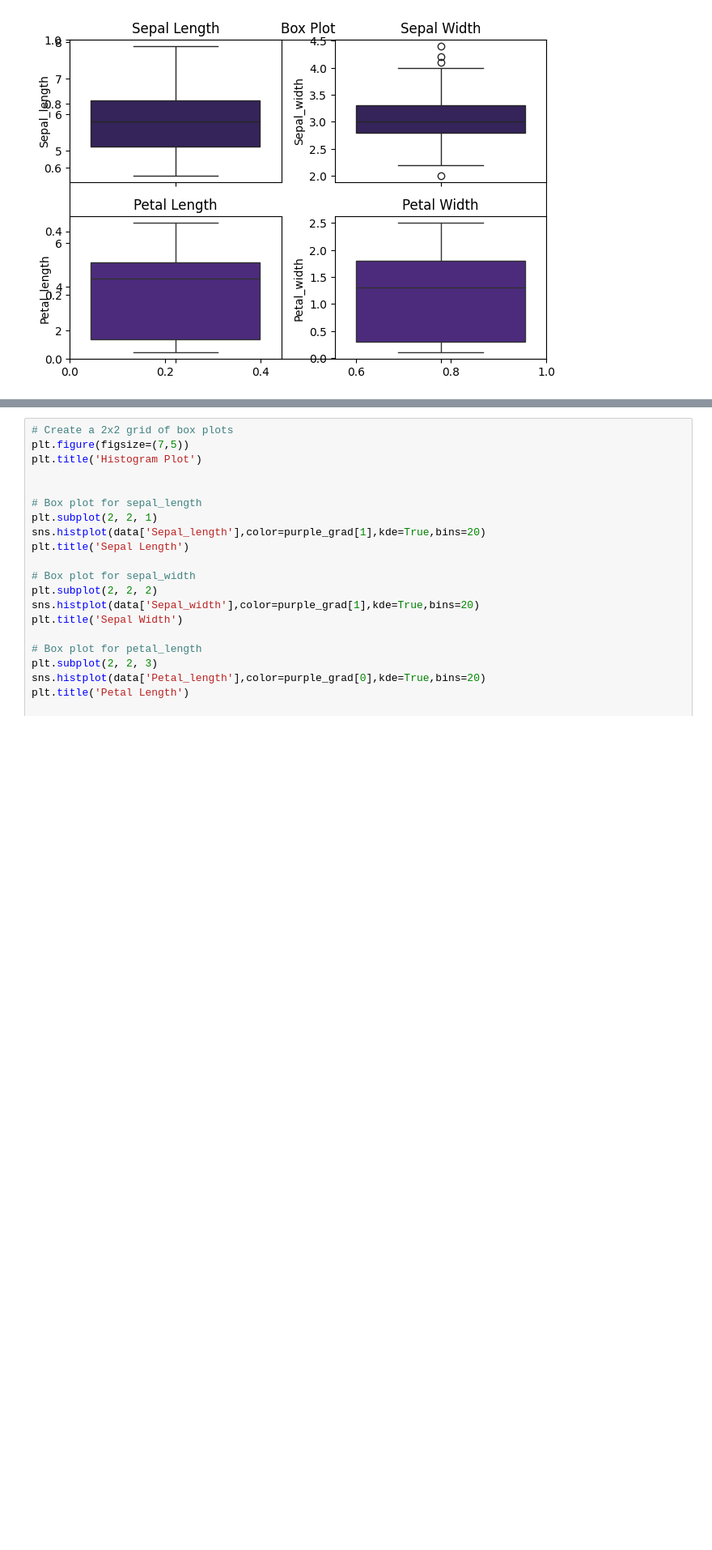
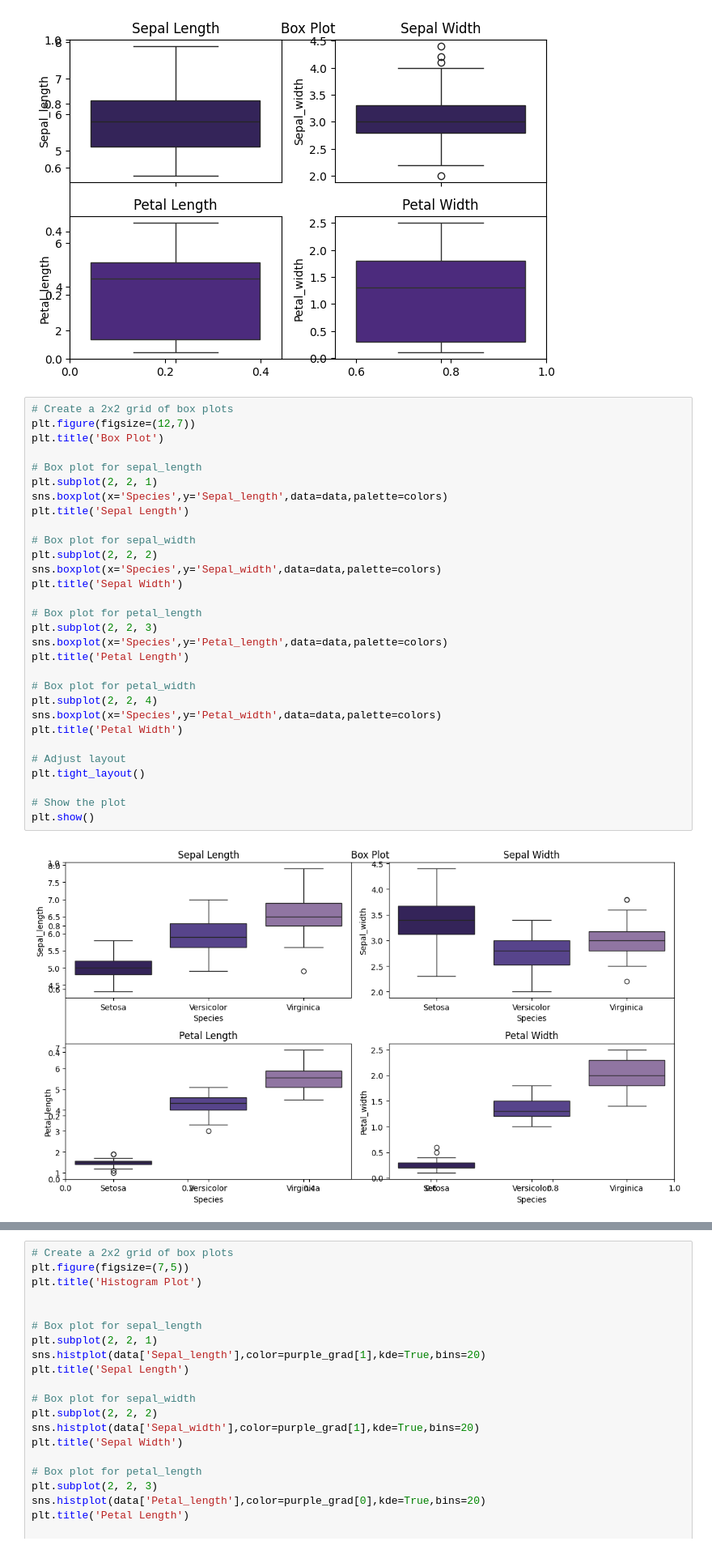
Before and after one commit to JOCRZ/TheSparksFoundation, a Jupyter notebook: Project.ipynb, the cells around one changed output, grey strips where cells are left out. Shown at 81% size. Drawn from its saved outputs; the diff is of its cells as text; blank space fills up the shorter version.

```diff
--- a/Project.ipynb
+++ b/Project.ipynb
@@ -84,3 +109,35 @@ plt.tight_layout()
 plt.show()
 # %% [output]
 [figure]
+# %%
+# Create a 2x2 grid of box plots
+plt.figure(figsize=(12,7))
+plt.title('Box Plot')
+
+# Box plot for sepal_length
+plt.subplot(2, 2, 1)
+sns.boxplot(x='Species',y='Sepal_length',data=data,palette=colors)
+plt.title('Sepal Length')
+
+# Box plot for sepal_width
+plt.subplot(2, 2, 2)
+sns.boxplot(x='Species',y='Sepal_width',data=data,palette=colors)
+plt.title('Sepal Width')
+
+# Box plot for petal_length
+plt.subplot(2, 2, 3)
+sns.boxplot(x='Species',y='Petal_length',data=data,palette=colors)
+plt.title('Petal Length')
+
+# Box plot for petal_width
+plt.subplot(2, 2, 4)
+sns.boxplot(x='Species',y='Petal_width',data=data,palette=colors)
+plt.title('Petal Width')
+
+# Adjust layout
+plt.tight_layout()
+
+# Show the plot
+plt.show()
+# %% [output]
+[figure, added]
```
Also changed, not shown: parts of 11 cells of this notebook.
